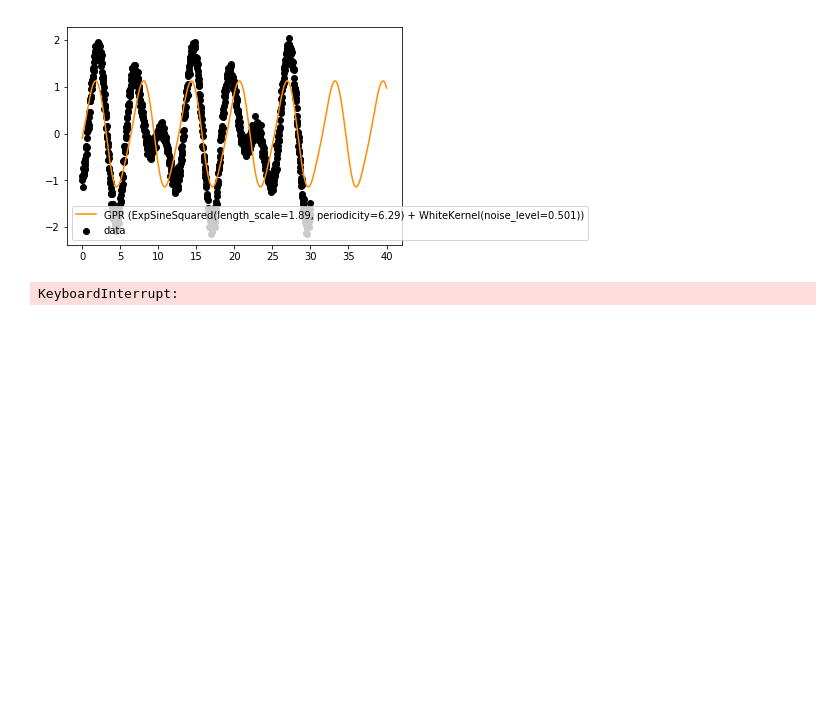
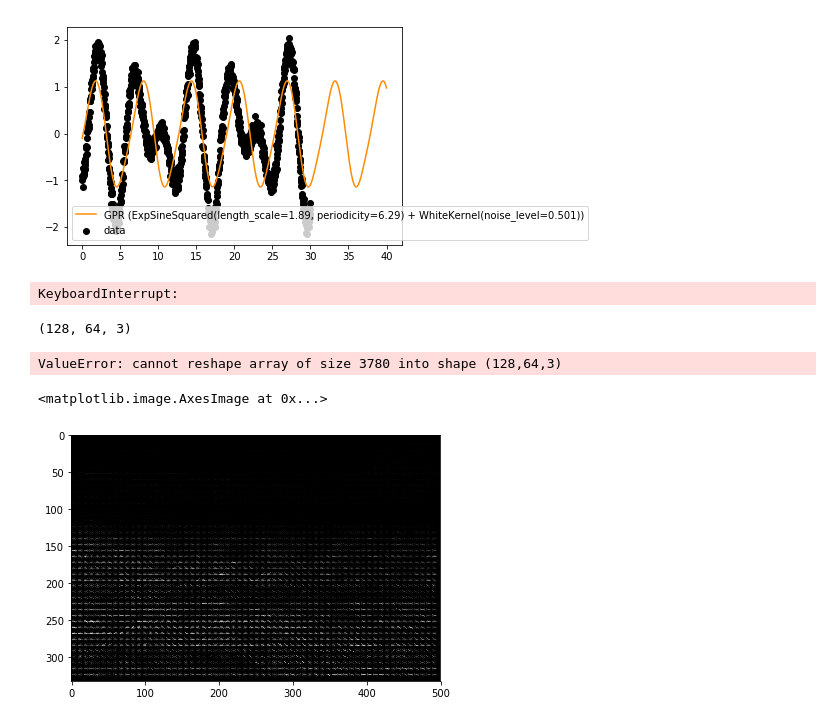
Before and after one commit to callinSwitzer/GarbageCollector, a Jupyter notebook: StackOverflowQuestions.ipynb, the cells around one changed output. Drawn from its saved outputs; the diff is of its cells as text; code cells hidden in the pictures; blank space fills up the shorter version.

```diff
--- a/StackOverflowQuestions.ipynb
+++ b/StackOverflowQuestions.ipynb
@@ -1550,3 +1571,11 @@ plt.plot(X_plot, 3*np.sin(2*np.pi*X_plot*1.5), color='navy',  label='True')
 plt.plot(X_plot, y_kr, color='turquoise',
          label='KRR (%s)' % kr.best_params_)
 plt.legend()
+# %%
+import cv2
+hog = cv2.HOGDescriptor()
+im = cv2.imread(r"C:\Users\calli\Desktop\pexels-photo-1001682.jpeg")
+im2 = cv2.resize(im, (64, 128))
+im2.shape
+# %% [output]
+(128, 64, 3)
@@ -1552,0 +1586,25 @@ plt.legend()
+# %%
+h.reshape(im2.shape)
+# %% [output]
+ValueError: cannot reshape array of size 3780 into shape (128,64,3)
+# %%
+from skimage import feature
+from skimage import io
+logo = io.imread(r"C:\Users\calli\Desktop\pexels-photo-1001682.jpeg")
+H = feature.hog(logo, orientations=9, pixels_per_cell=(8, 8),
+                cells_per_block=(2, 2), transform_sqrt=True, block_norm="L1")
+# %%
+from skimage import exposure
+from skimage import feature
+import cv2
+
+(H, hogImage) = feature.hog(logo, orientations=9, pixels_per_cell=(8, 8),
+                    cells_per_block=(2, 2), transform_sqrt=True, block_norm="L1",
+                    visualize=True)
+hogImage = exposure.rescale_intensity(hogImage, out_range=(0, 255))
+hogImage = hogImage.astype("uint8")
+
+io.imshow(hogImage)
+# %% [output]
+<matplotlib.image.AxesImage at 0x...>
+[figure, added]
```
Also changed, not shown: parts of 13 cells of this notebook, 1 other file.
